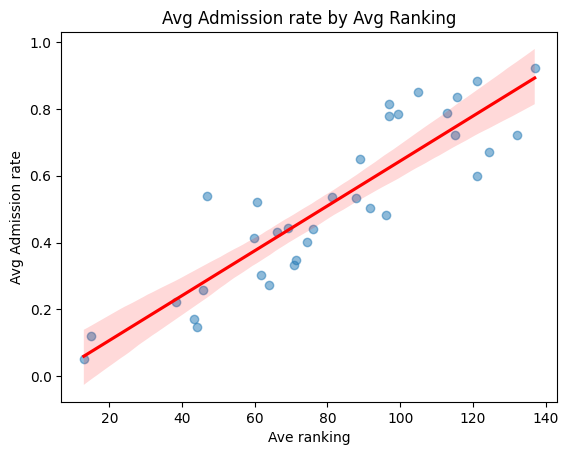
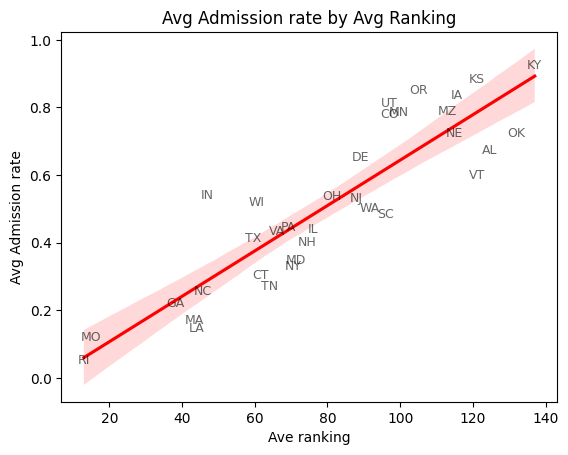
Code edit (unified diff) that turned the first committed figure into the second:
--- before
+++ after
@@ -6,6 +6,18 @@
     scatter=True,        # Show the dots
     line_kws={"color": "red"},  # Color of regression line
-    scatter_kws={"alpha": 0.5}, # Optional: make dots semi-transparent
+    scatter_kws={"alpha": 0}, # Optional: make dots semi-transparent
 )
+
+for _, row in ranks.iterrows():
+    plt.text(
+        row['Rank'], 
+        row['AdmitRate'], 
+        row['State'], 
+        fontsize=9, 
+        ha='center', 
+        va='center', 
+        alpha=0.6
+    )
+
 # Add a title and axis labels
 plt.title("Avg Admission rate by Avg Ranking")

Commit: Added a scattor plot graph with analysis attached. Added abbreviations labels to other scattor plots. Added permission status. Added my contributions.